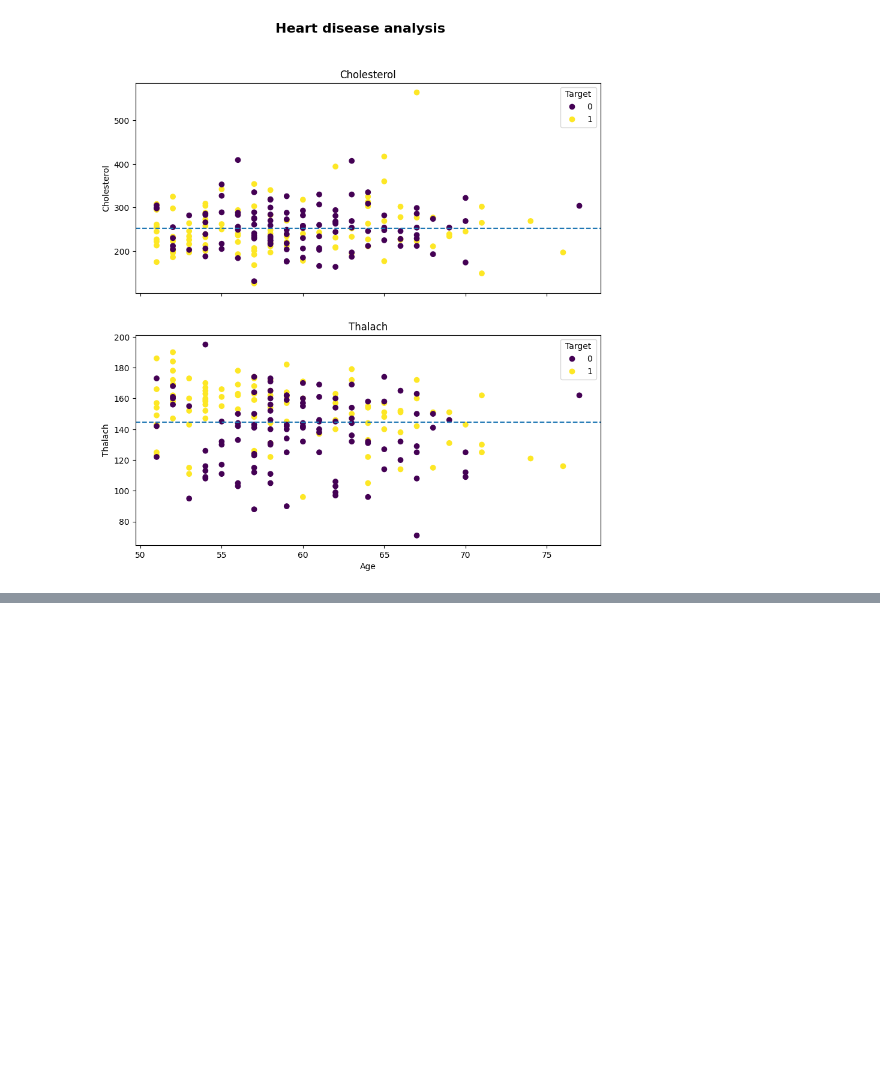
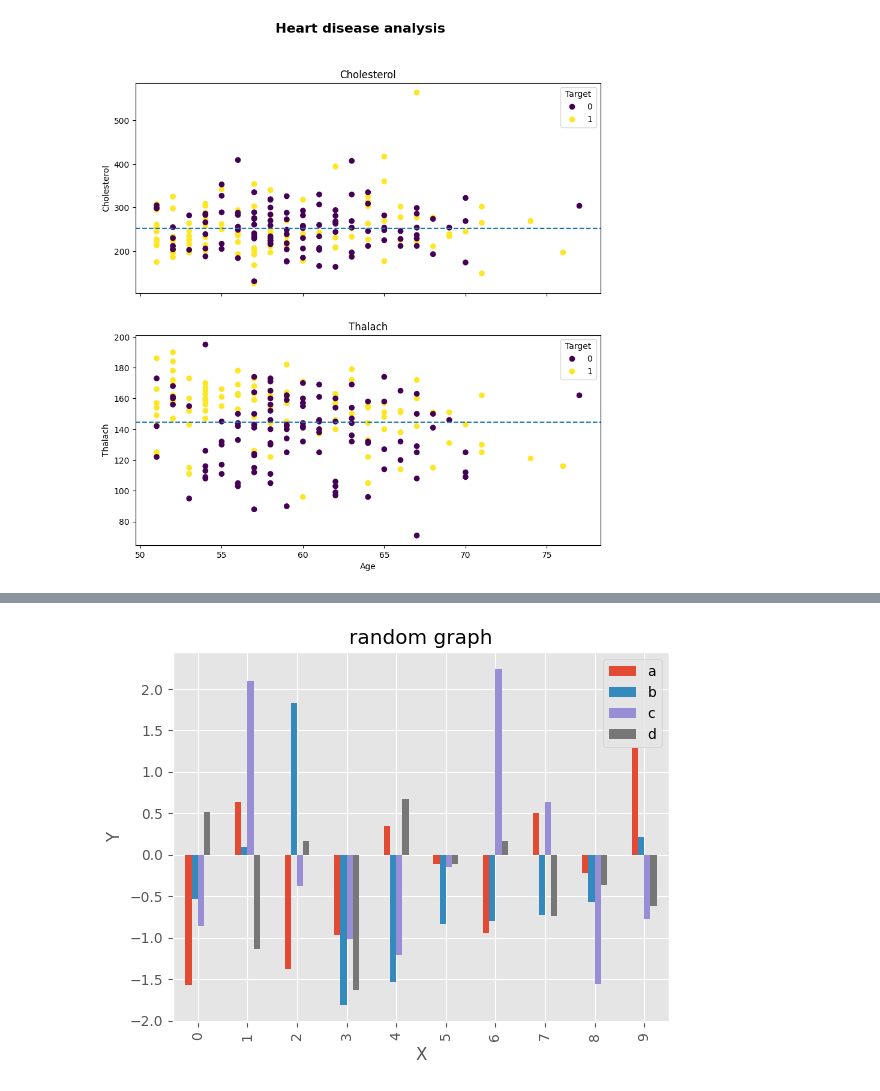
Before and after one commit to dabo22/udemy_ml, a Jupyter notebook: section 8 - visuals/heart-disease.ipynb, the cells around one changed output, grey strips where cells are left out. Cells and saved outputs as stored; diff of their text form; code cells hidden in the pictures; blank space fills up the shorter version.

```diff
--- a/section 8 - visuals/heart-disease.ipynb
+++ b/section 8 - visuals/heart-disease.ipynb
@@ -106,0 +152,7 @@ fig.suptitle("Heart disease analysis", fontsize= 16, fontweight="bold");
+# %%
+# customize plot
+ax = df.plot(kind="bar")
+ax.set(title="random graph", xlabel="X", ylabel="Y")
+ax.legend().set_visible(True)
+# %% [output]
+[figure, added]
```
Also changed, not shown: parts of 5 cells of this notebook, 2 other files.
